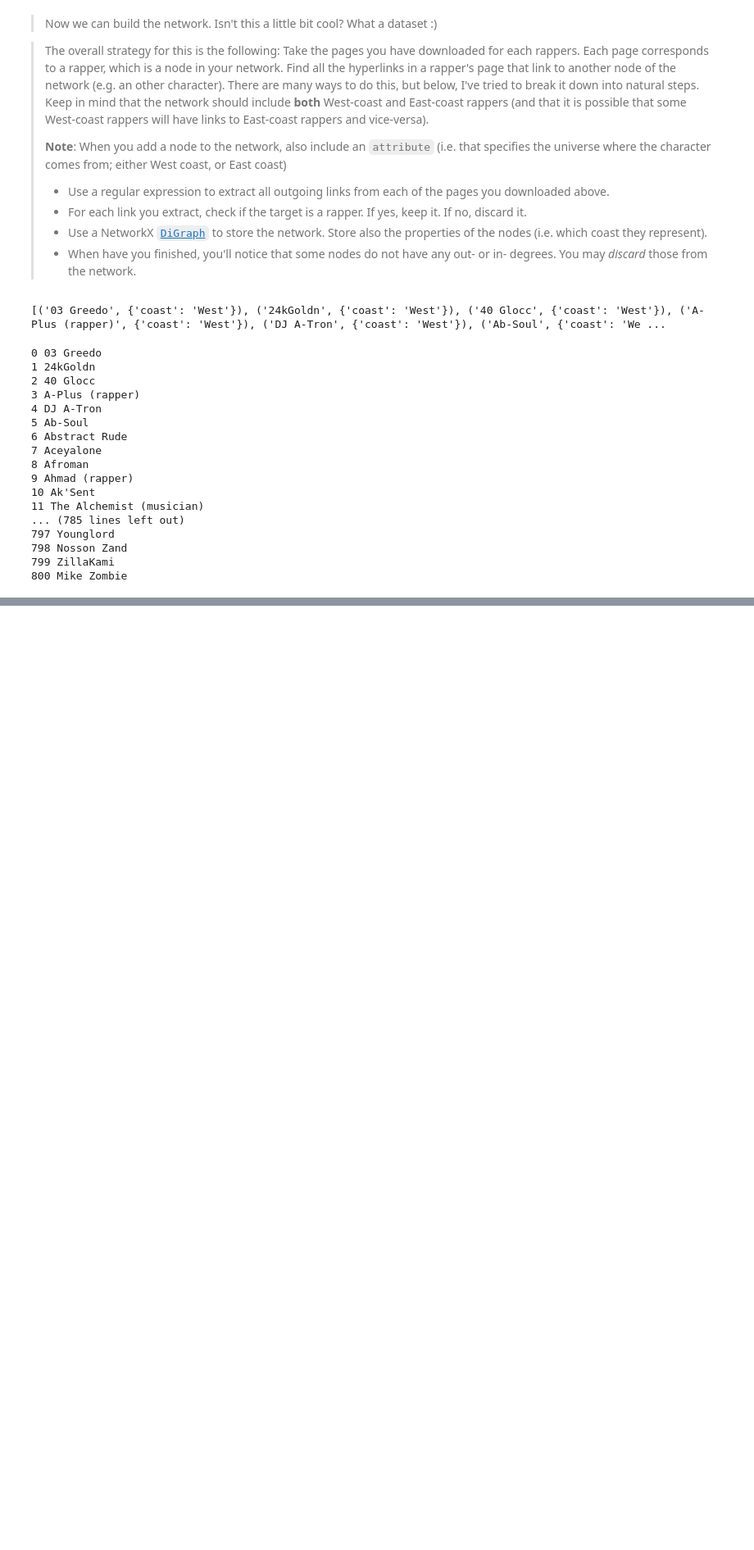
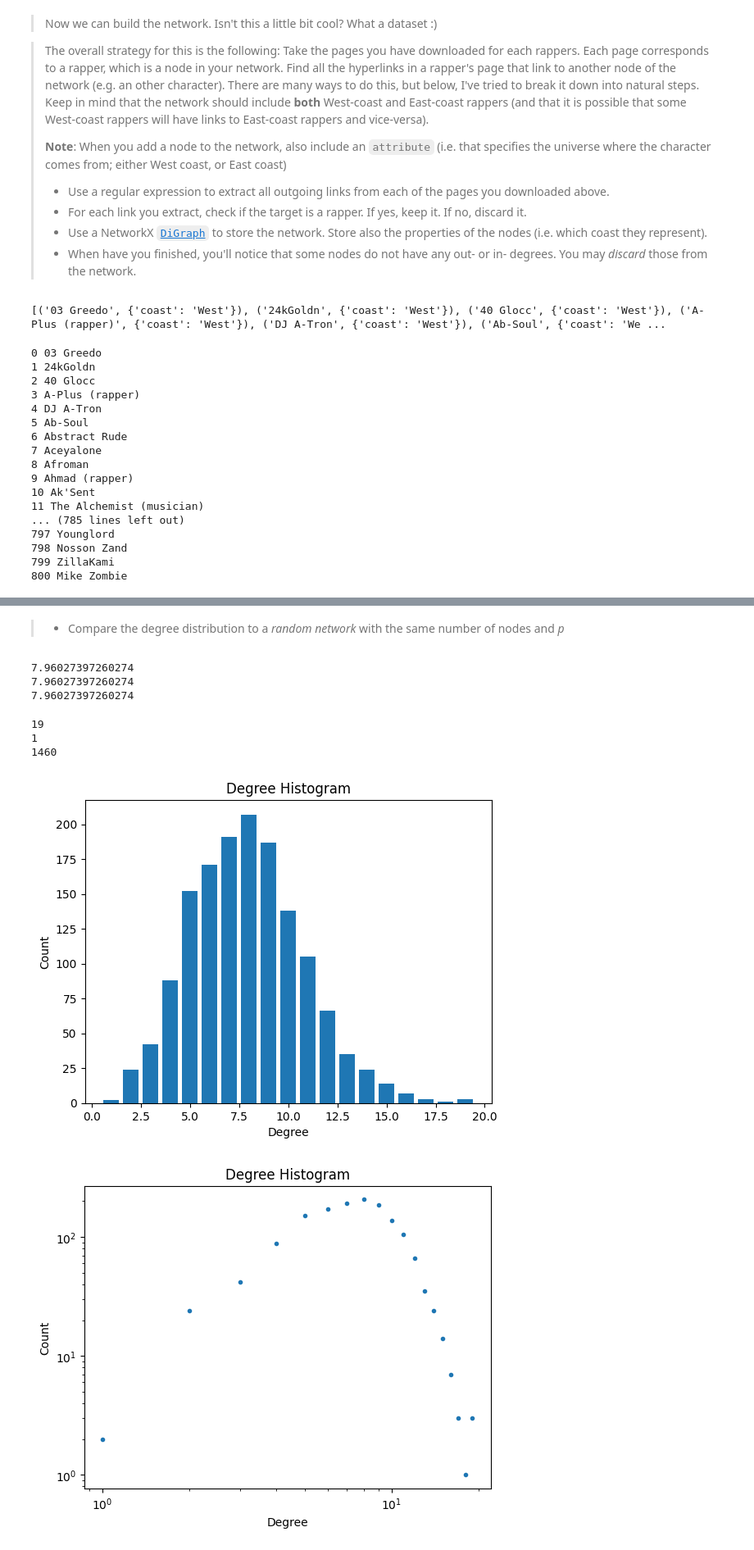
Before and after one commit to AnneKDesler/socialgraphs2023, a Jupyter notebook: Week04/Week4.ipynb, the cells around one changed output, grey strips where cells are left out. Shown at 82% size. Saved outputs shown, nothing was run; the diff lists cells and outputs as text; code cells hidden in the pictures; blank space fills up the shorter version.

```diff
--- a/Week04/Week4.ipynb
+++ b/Week04/Week4.ipynb
@@ -521,4 +514,6 @@ nx.draw(G, node_size=node_sizes, node_color=colors)
 # %%
-print(f'number of nodes: {len(G.nodes())}')
-print(f'number of edges: {len(G.edges())}')
+N = len(G.nodes())
+L = len(G.edges())
+print(f'number of nodes: {N}')
+print(f'number of edges: {L}')
 # %% [output]
@@ -582,3 +659,56 @@ Text(0.5, 0, 'In Degree')
 > The total degree distribution (in + out degree) for you network should resemble the distribution displayed on the image below:
 ![img](https://github.com/SocialComplexityLab/socialgraphs2023/blob/main/files/WestcoastvsEastcoast_degrees.png?raw=true)
 ![img](https://github.com/SocialComplexityLab/socialgraphs2023/blob/main/files/WestcoastvsEastcoast_degrees_loglog.png?raw=true)
+# %% [markdown]
+> * Compare the degree distribution to a *random network* with the same number of nodes and *p*
+# %%
+avg_k = L/N
+avg_k_in = np.mean(k_in)
+avg_k_out = np.mean(k_out)
+print(avg_k)
+print(avg_k_in)
+print(avg_k_out)
+p = avg_k/(N-1)
+G_ER = nx.erdos_renyi_graph(N, p, directed=True)
+# %% [output]
+7.96027397260274
+7.96027397260274
+7.96027397260274
+# %%
+import numpy as np
+import matplotlib.pyplot as plt
+
+k_out = [d for n, d in G_ER.out_degree()]
+k_in = [d for n, d in G_ER.in_degree()]
+
+k = k_in + k_out
+max_k = np.max(k)
+min_k = np.min(k)
+print(max_k)
+print(min_k)
+v = np.arange(min_k,max_k+2)
+
+counts, bins = np.histogram(k, bins=v)
+sum_counts = np.sum(counts)
+print(sum_counts)
+
+plt.bar(bins[:-1], counts)
+
+plt.title("Degree Histogram")
+plt.ylabel("Count")
+plt.xlabel("Degree")
+plt.show()
+
+
+plt.loglog(bins[:-1], counts, '.')
+
+plt.title("Degree Histogram")
+plt.ylabel("Count")
+plt.xlabel("Degree")
+plt.show()
+# %% [output]
+19
+1
+1460
+[figure, added]
+[figure, added]
```
Also changed, not shown: parts of 22 cells of this notebook, 1 other file.
